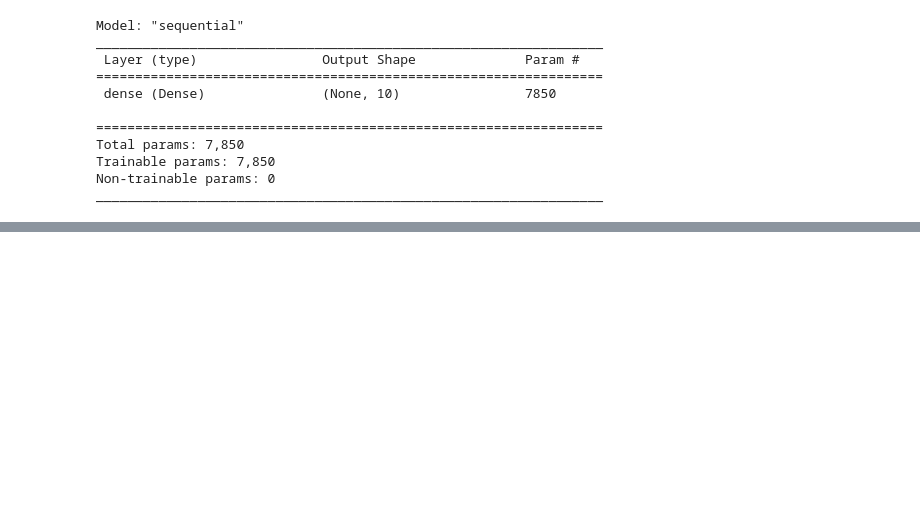
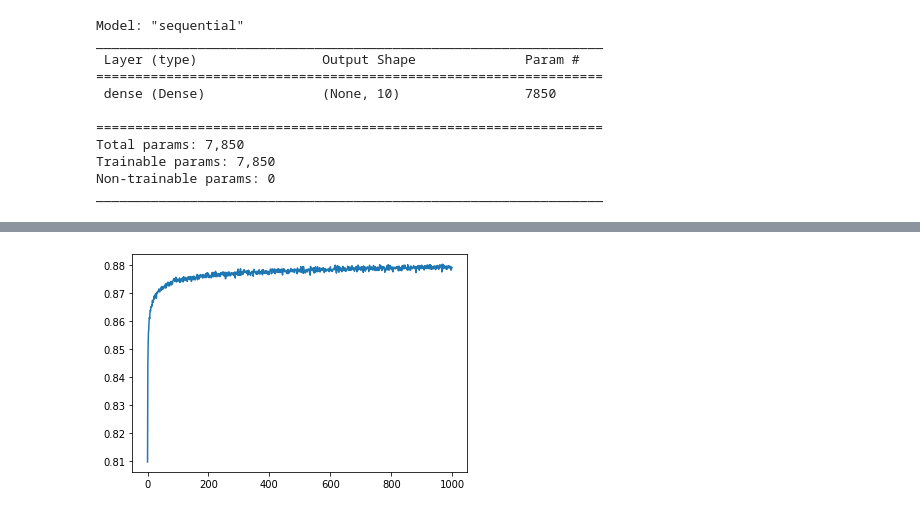
Before and after one commit to Nacho2904/CURSO-LEARNING1, a Jupyter notebook: regresion_logistica.ipynb, the cells around one changed output, grey strips where cells are left out. Saved outputs shown, nothing was run; the diff lists cells and outputs as text; code cells hidden in the pictures; blank space fills up the shorter version.

```diff
--- a/regresion_logistica.ipynb
+++ b/regresion_logistica.ipynb
@@ -684,0 +692,5 @@ sns.lineplot(x = np.arange(0,len(losses),1), y=losses);
+# %%
+acc = hist.history["accuracy"]
+sns.lineplot(x = np.arange(0,len(acc),1), y=acc);
+# %% [output]
+[figure, added]
```
Also changed, not shown: parts of 12 cells of this notebook.
